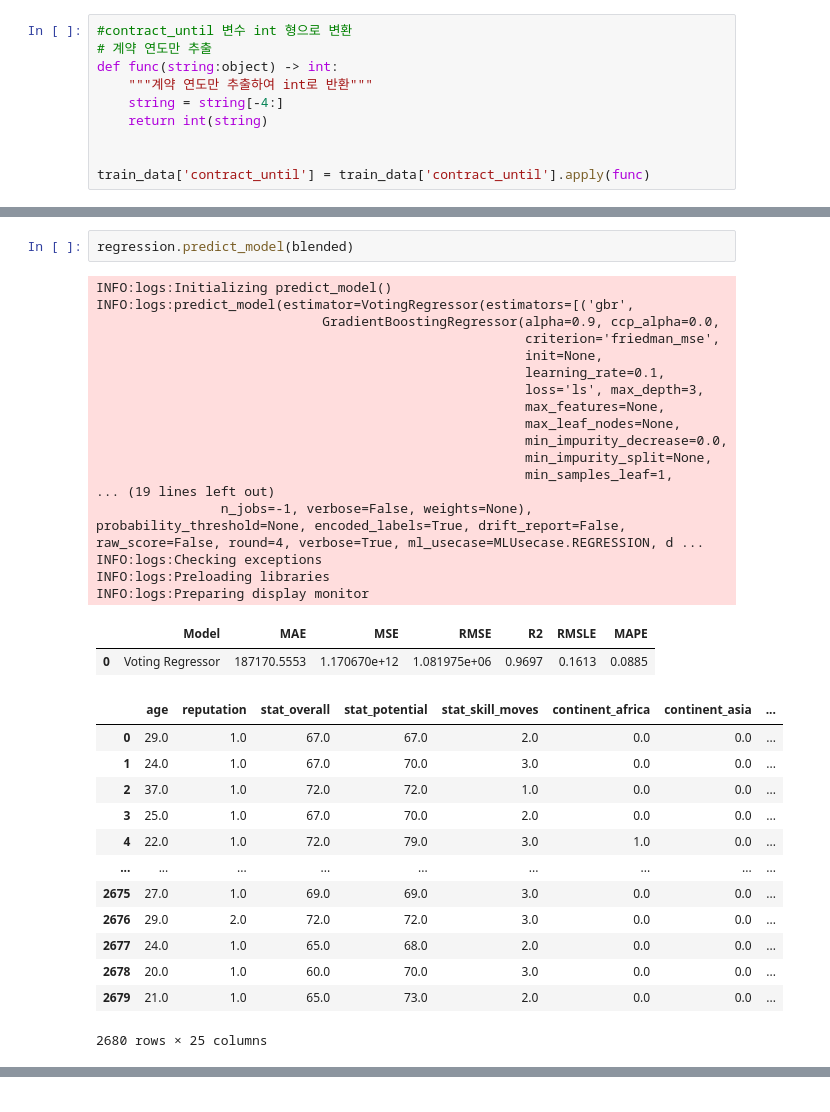
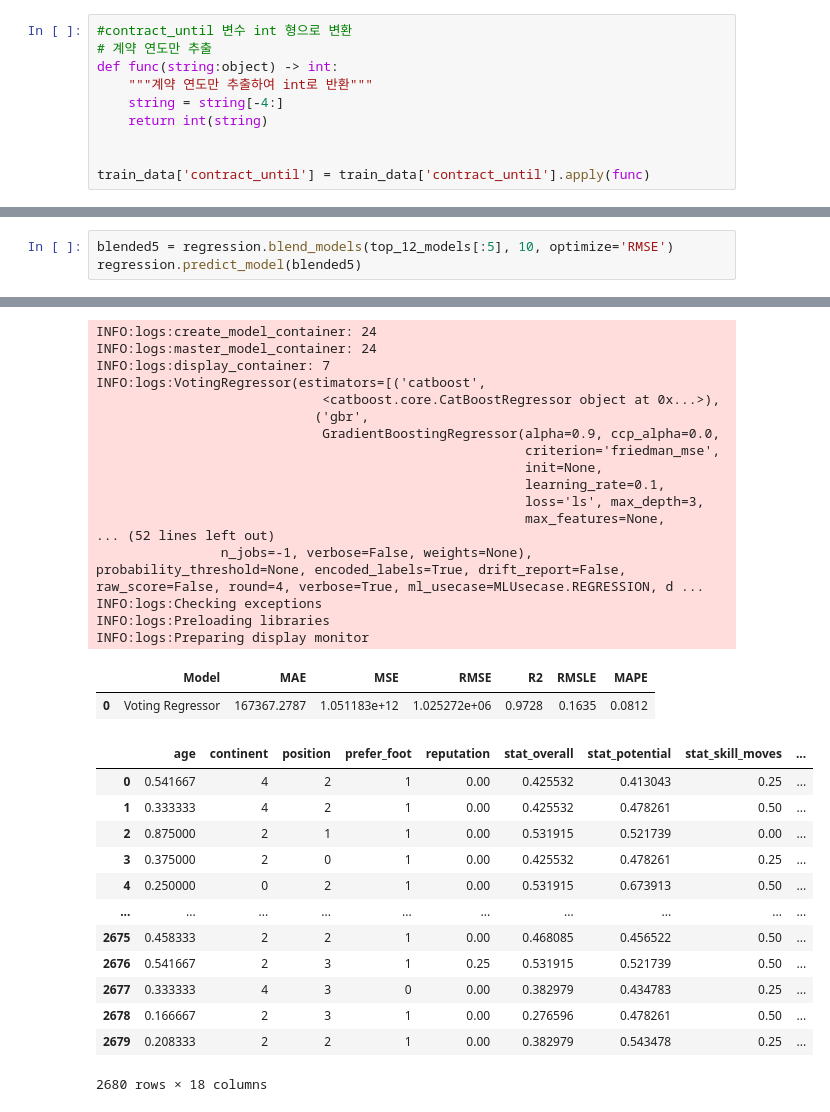
Before and after one commit to querkowe/fifa-pay-prediction, a Jupyter notebook: 03_work_code/Querkowe/pycaret_prediction.ipynb, the cells around one changed output, grey strips where cells are left out. Cells and saved outputs as stored; diff of their text form.

```diff
--- a/03_work_code/Querkowe/pycaret_prediction.ipynb
+++ b/03_work_code/Querkowe/pycaret_prediction.ipynb
@@ -192,35 +256,4 @@ INFO:logs:blend_models() succesfully completed..................................
-# %%
-regression.predict_model(blended)
-# %% [output]
-INFO:logs:Initializing predict_model()
-INFO:logs:predict_model(estimator=VotingRegressor(estimators=[('gbr',
-                             GradientBoostingRegressor(alpha=0.9, ccp_alpha=0.0,
-                                                       criterion='friedman_mse',
-                                                       init=None,
-                                                       learning_rate=0.1,
-                                                       loss='ls', max_depth=3,
-                                                       max_features=None,
-                                                       max_leaf_nodes=None,
-                                                       min_impurity_decrease=0.0,
-                                                       min_impurity_split=None,
-                                                       min_samples_leaf=1,
-... (19 lines left out)
-                n_jobs=-1, verbose=False, weights=None), probability_threshold=None, encoded_labels=True, drift_report=False, raw_score=False, round=4, verbose=True, ml_usecase=MLUsecase.REGRESSION, d ...
-INFO:logs:Checking exceptions
-INFO:logs:Preloading libraries
-INFO:logs:Preparing display monitor
-|  | Model | MAE | MSE | RMSE | R2 | RMSLE | MAPE |
-| 0 | Voting Regressor | 187170.5553 | 1.170670e+12 | 1.081975e+06 | 0.9697 | 0.1613 | 0.0885 |
-|  | age | reputation | stat_overall | stat_potential | stat_skill_moves | continent_africa | continent_asia | ... |
-| 0 | 29.0 | 1.0 | 67.0 | 67.0 | 2.0 | 0.0 | 0.0 | ... |
-| 1 | 24.0 | 1.0 | 67.0 | 70.0 | 3.0 | 0.0 | 0.0 | ... |
-| 2 | 37.0 | 1.0 | 72.0 | 72.0 | 1.0 | 0.0 | 0.0 | ... |
-| 3 | 25.0 | 1.0 | 67.0 | 70.0 | 2.0 | 0.0 | 0.0 | ... |
-| 4 | 22.0 | 1.0 | 72.0 | 79.0 | 3.0 | 1.0 | 0.0 | ... |
-| ... | ... | ... | ... | ... | ... | ... | ... | ... |
-| 2675 | 27.0 | 1.0 | 69.0 | 69.0 | 3.0 | 0.0 | 0.0 | ... |
-| 2676 | 29.0 | 2.0 | 72.0 | 72.0 | 3.0 | 0.0 | 0.0 | ... |
-| 2677 | 24.0 | 1.0 | 65.0 | 68.0 | 2.0 | 0.0 | 0.0 | ... |
-| 2678 | 20.0 | 1.0 | 60.0 | 70.0 | 3.0 | 0.0 | 0.0 | ... |
-| 2679 | 21.0 | 1.0 | 65.0 | 73.0 | 2.0 | 0.0 | 0.0 | ... |
-2680 rows × 25 columns
+# %%
+blended5 = regression.blend_models(top_12_models[:5], 10, optimize='RMSE')
+regression.predict_model(blended5)
+# %% [output]
@@ -226,0 +274,32 @@ INFO:logs:Preparing display monitor
+INFO:logs:create_model_container: 24
+INFO:logs:master_model_container: 24
+INFO:logs:display_container: 7
+INFO:logs:VotingRegressor(estimators=[('catboost',
+                             <catboost.core.CatBoostRegressor object at 0x...>),
+                            ('gbr',
+                             GradientBoostingRegressor(alpha=0.9, ccp_alpha=0.0,
+                                                       criterion='friedman_mse',
+                                                       init=None,
+                                                       learning_rate=0.1,
+                                                       loss='ls', max_depth=3,
+                                                       max_features=None,
+... (52 lines left out)
+                n_jobs=-1, verbose=False, weights=None), probability_threshold=None, encoded_labels=True, drift_report=False, raw_score=False, round=4, verbose=True, ml_usecase=MLUsecase.REGRESSION, d ...
+INFO:logs:Checking exceptions
+INFO:logs:Preloading libraries
+INFO:logs:Preparing display monitor
+|  | Model | MAE | MSE | RMSE | R2 | RMSLE | MAPE |
+| 0 | Voting Regressor | 167367.2787 | 1.051183e+12 | 1.025272e+06 | 0.9728 | 0.1635 | 0.0812 |
+|  | age | continent | position | prefer_foot | reputation | stat_overall | stat_potential | stat_skill_moves | ... |
+| 0 | 0.541667 | 4 | 2 | 1 | 0.00 | 0.425532 | 0.413043 | 0.25 | ... |
+| 1 | 0.333333 | 4 | 2 | 1 | 0.00 | 0.425532 | 0.478261 | 0.50 | ... |
+| 2 | 0.875000 | 2 | 1 | 1 | 0.00 | 0.531915 | 0.521739 | 0.00 | ... |
+| 3 | 0.375000 | 2 | 0 | 1 | 0.00 | 0.425532 | 0.478261 | 0.25 | ... |
+| 4 | 0.250000 | 0 | 2 | 1 | 0.00 | 0.531915 | 0.673913 | 0.50 | ... |
+| ... | ... | ... | ... | ... | ... | ... | ... | ... | ... |
+| 2675 | 0.458333 | 2 | 2 | 1 | 0.00 | 0.468085 | 0.456522 | 0.50 | ... |
+| 2676 | 0.541667 | 2 | 3 | 1 | 0.25 | 0.531915 | 0.521739 | 0.50 | ... |
+| 2677 | 0.333333 | 4 | 3 | 0 | 0.00 | 0.382979 | 0.434783 | 0.25 | ... |
+| 2678 | 0.166667 | 2 | 3 | 1 | 0.00 | 0.276596 | 0.478261 | 0.50 | ... |
+| 2679 | 0.208333 | 2 | 2 | 1 | 0.00 | 0.382979 | 0.543478 | 0.25 | ... |
+2680 rows × 18 columns
```
Also changed, not shown: parts of 13 cells of this notebook.
